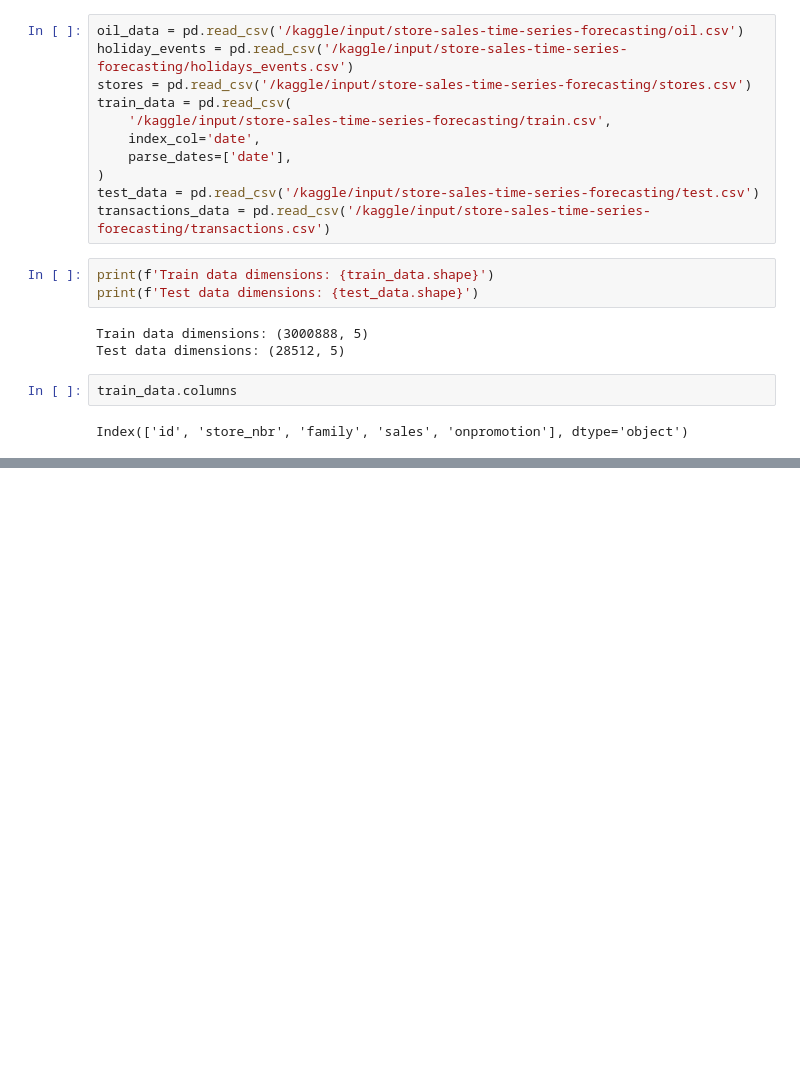
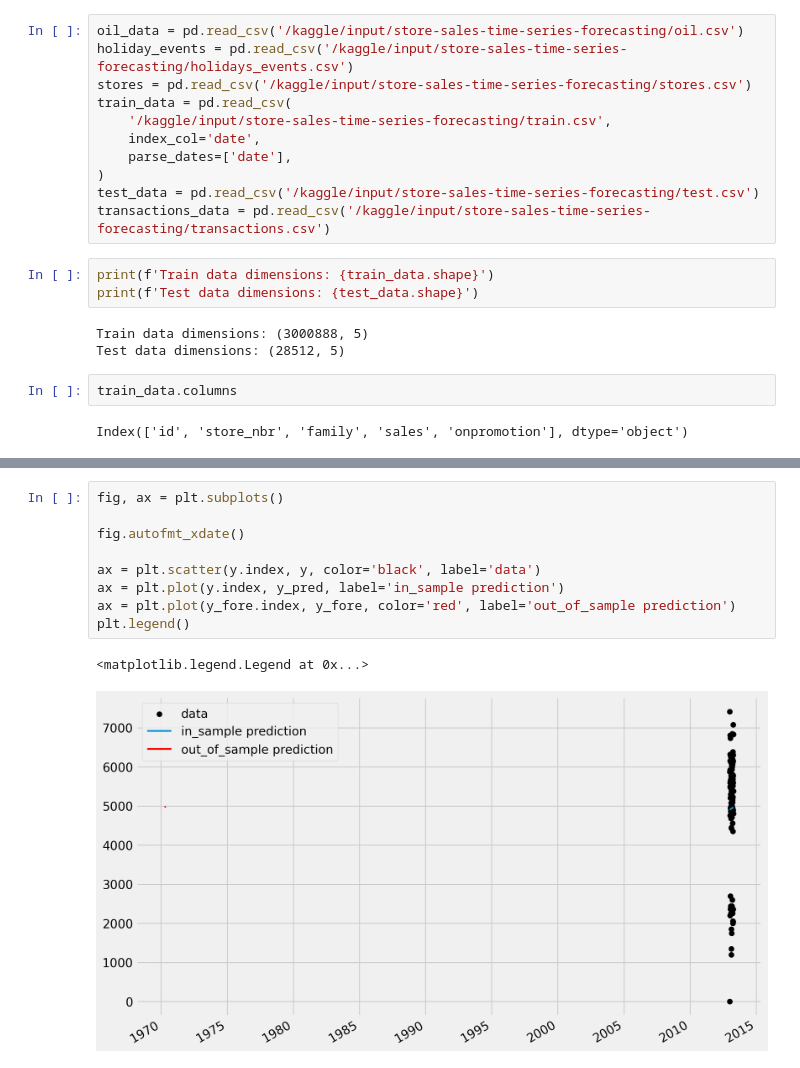
Before and after one commit to otalorajuand/kaggle, a Jupyter notebook: time_series.ipynb, the cells around one changed output, grey strips where cells are left out. Cells and saved outputs as stored; diff of their text form; blank space fills up the shorter version.

```diff
--- a/time_series.ipynb
+++ b/time_series.ipynb
@@ -90,0 +136,12 @@ ax.set_title('Lag Plot of Hardcover Sales');
+# %%
+fig, ax = plt.subplots()
+
+fig.autofmt_xdate()
+
+ax = plt.scatter(y.index, y, color='black', label='data')
+ax = plt.plot(y.index, y_pred, label='in_sample prediction')
+ax = plt.plot(y_fore.index, y_fore, color='red', label='out_of_sample prediction')
+plt.legend()
+# %% [output]
+<matplotlib.legend.Legend at 0x...>
+[figure, added]
```
Also changed, not shown: parts of 11 cells of this notebook.
